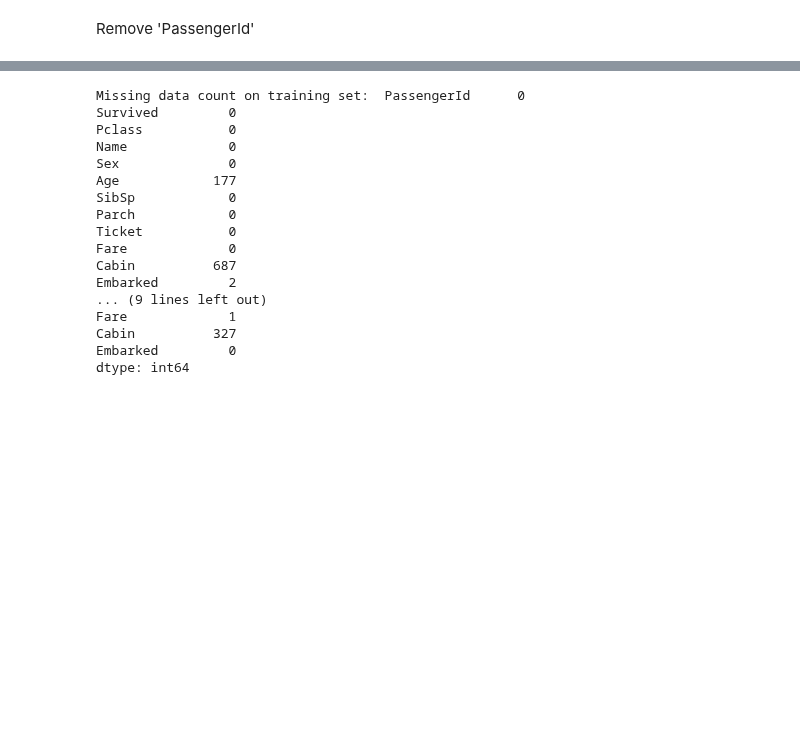
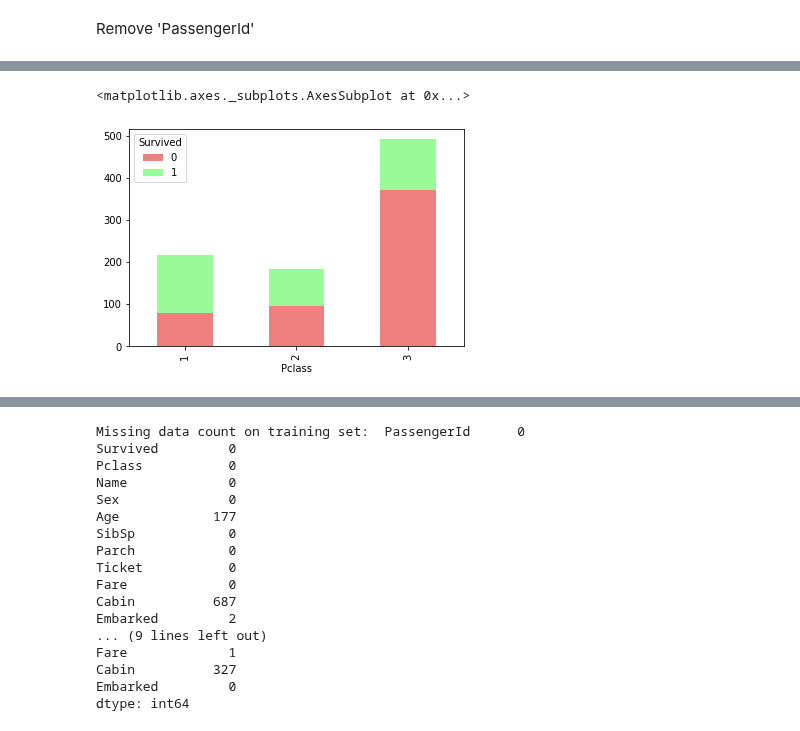
Before and after one commit to gtset164/Kaggle-Titanic-, a Jupyter notebook: Kaggle Titanic predictions.ipynb, the cells around one changed output, grey strips where cells are left out. Saved outputs shown, nothing was run; the diff lists cells and outputs as text; code cells hidden in the pictures; blank space fills up the shorter version.

```diff
--- a/Kaggle Titanic predictions.ipynb
+++ b/Kaggle Titanic predictions.ipynb
@@ -34,0 +108,7 @@ df_test.head()
+# %%
+color = ['lightcoral', 'palegreen']
+df_train.pivot_table(values = 'PassengerId', index = 'Pclass', columns = 'Survived', aggfunc = 'count')\
+.plot(kind= 'bar', stacked = True, color = color)
+# %% [output]
+<matplotlib.axes._subplots.AxesSubplot at 0x...>
+[figure, added]
```
Also changed, not shown: parts of 45 cells of this notebook.
